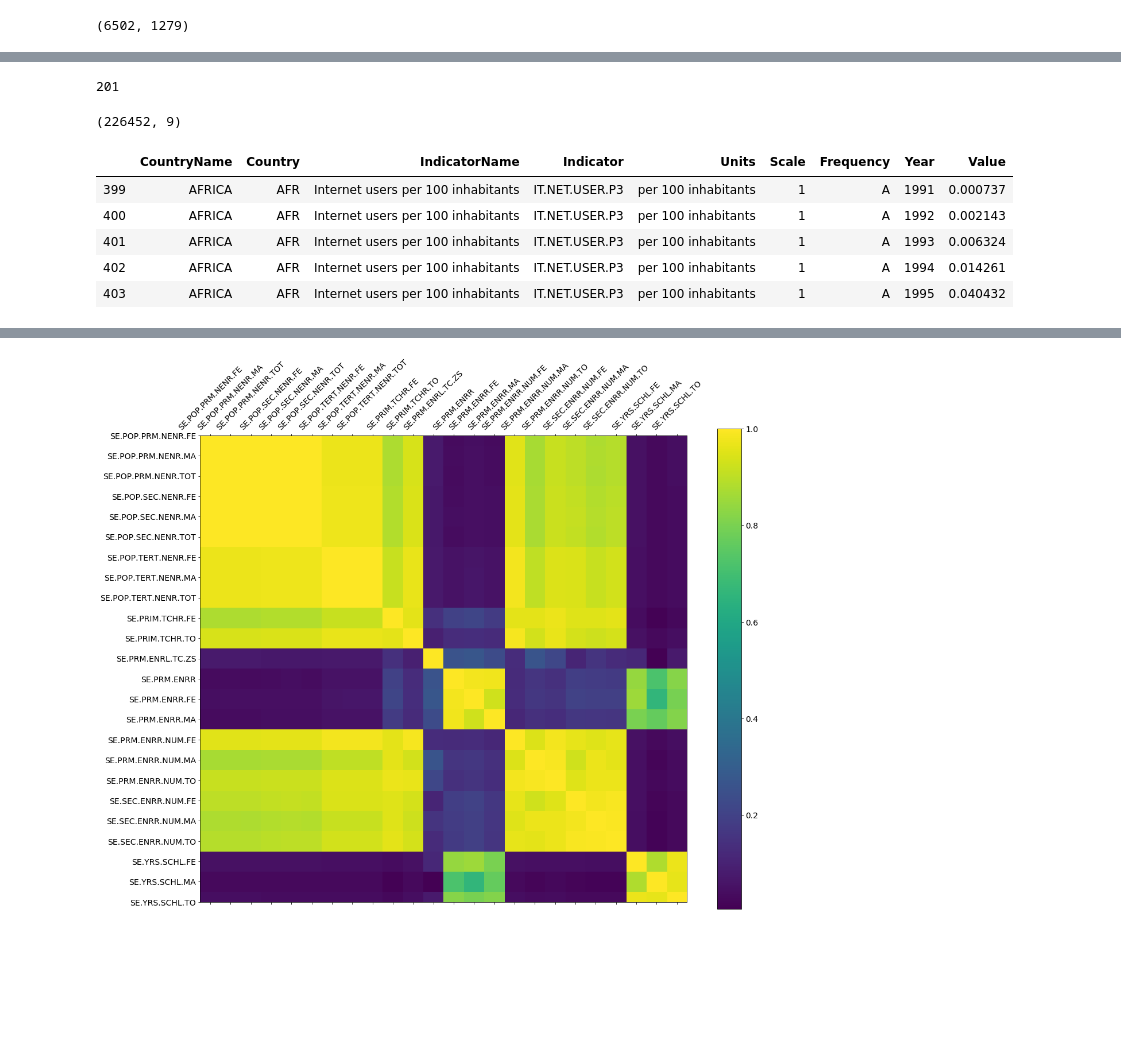
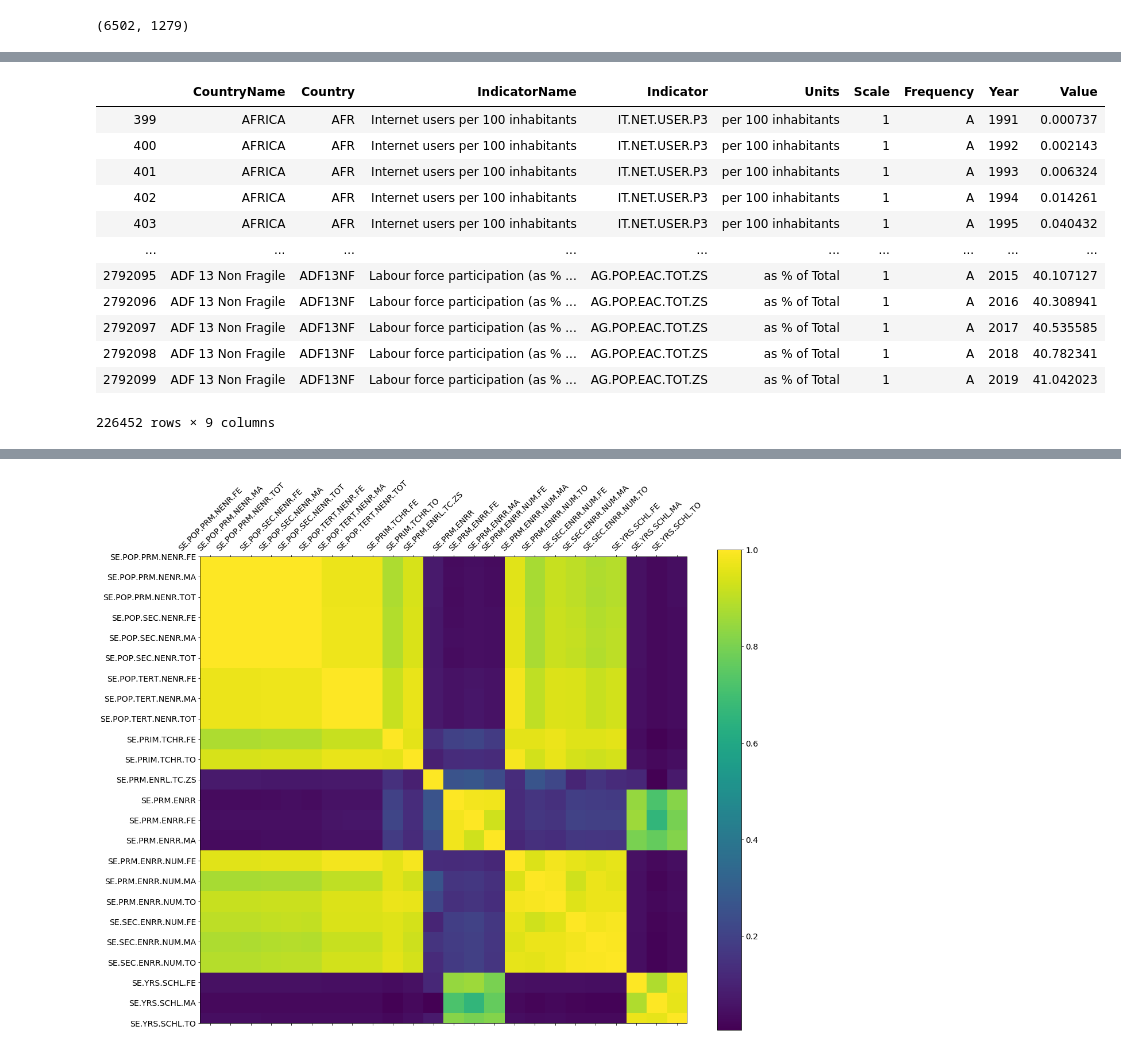
Before and after one commit to GhaliAmir/Education-In-Africa, a Jupyter notebook: Project.ipynb, the cells around one changed output, grey strips where cells are left out. Drawn from its saved outputs; the diff is of its cells as text; code cells hidden in the pictures; blank space fills up the shorter version.

```diff
--- a/Project.ipynb
+++ b/Project.ipynb
@@ -109,20 +120,21 @@ inds_education.head()
 # %%
 education_codes = inds_education.Code.unique().tolist()
-len(education_codes)
+db_education = db_zero[db_zero.Indicator.str.match('|'.join(education_codes))]
+db_education
 # %% [output]
+|  | CountryName | Country | IndicatorName | Indicator | Units | Scale | Frequency | Year | Value |
+| 399 | AFRICA | AFR | Internet users per 100 inhabitants | IT.NET.USER.P3 | per 100 inhabitants | 1 | A | 1991 | 0.000737 |
+| 400 | AFRICA | AFR | Internet users per 100 inhabitants | IT.NET.USER.P3 | per 100 inhabitants | 1 | A | 1992 | 0.002143 |
+| 401 | AFRICA | AFR | Internet users per 100 inhabitants | IT.NET.USER.P3 | per 100 inhabitants | 1 | A | 1993 | 0.006324 |
+| 402 | AFRICA | AFR | Internet users per 100 inhabitants | IT.NET.USER.P3 | per 100 inhabitants | 1 | A | 1994 | 0.014261 |
+| 403 | AFRICA | AFR | Internet users per 100 inhabitants | IT.NET.USER.P3 | per 100 inhabitants | 1 | A | 1995 | 0.040432 |
+| ... | ... | ... | ... | ... | ... | ... | ... | ... | ... |
+| 2792095 | ADF 13 Non Fragile | ADF13NF | Labour force participation (as % ... | AG.POP.EAC.TOT.ZS | as % of Total | 1 | A | 2015 | 40.107127 |
+| 2792096 | ADF 13 Non Fragile | ADF13NF | Labour force participation (as % ... | AG.POP.EAC.TOT.ZS | as % of Total | 1 | A | 2016 | 40.308941 |
+| 2792097 | ADF 13 Non Fragile | ADF13NF | Labour force participation (as % ... | AG.POP.EAC.TOT.ZS | as % of Total | 1 | A | 2017 | 40.535585 |
+| 2792098 | ADF 13 Non Fragile | ADF13NF | Labour force participation (as % ... | AG.POP.EAC.TOT.ZS | as % of Total | 1 | A | 2018 | 40.782341 |
+| 2792099 | ADF 13 Non Fragile | ADF13NF | Labour force participation (as % ... | AG.POP.EAC.TOT.ZS | as % of Total | 1 | A | 2019 | 41.042023 |
-201
+226452 rows × 9 columns
-# %%
-db_education = db_zero[db_zero.Indicator.str.match('|'.join(education_codes))]
-print(db_education.shape)
-db_education.head()
-# %% [output]
-(226452, 9)
-|  | CountryName | Country | IndicatorName | Indicator | Units | Scale | Frequency | Year | Value |
-| 399 | AFRICA | AFR | Internet users per 100 inhabitants | IT.NET.USER.P3 | per 100 inhabitants | 1 | A | 1991 | 0.000737 |
-| 400 | AFRICA | AFR | Internet users per 100 inhabitants | IT.NET.USER.P3 | per 100 inhabitants | 1 | A | 1992 | 0.002143 |
-| 401 | AFRICA | AFR | Internet users per 100 inhabitants | IT.NET.USER.P3 | per 100 inhabitants | 1 | A | 1993 | 0.006324 |
-| 402 | AFRICA | AFR | Internet users per 100 inhabitants | IT.NET.USER.P3 | per 100 inhabitants | 1 | A | 1994 | 0.014261 |
-| 403 | AFRICA | AFR | Internet users per 100 inhabitants | IT.NET.USER.P3 | per 100 inhabitants | 1 | A | 1995 | 0.040432 |
 # %%
 db_ed = pd.pivot_table(db_education, values='Value', index=['Country', 'Year'], columns=['Indicator'])
 
```
Also changed, not shown: parts of 45 cells of this notebook.
